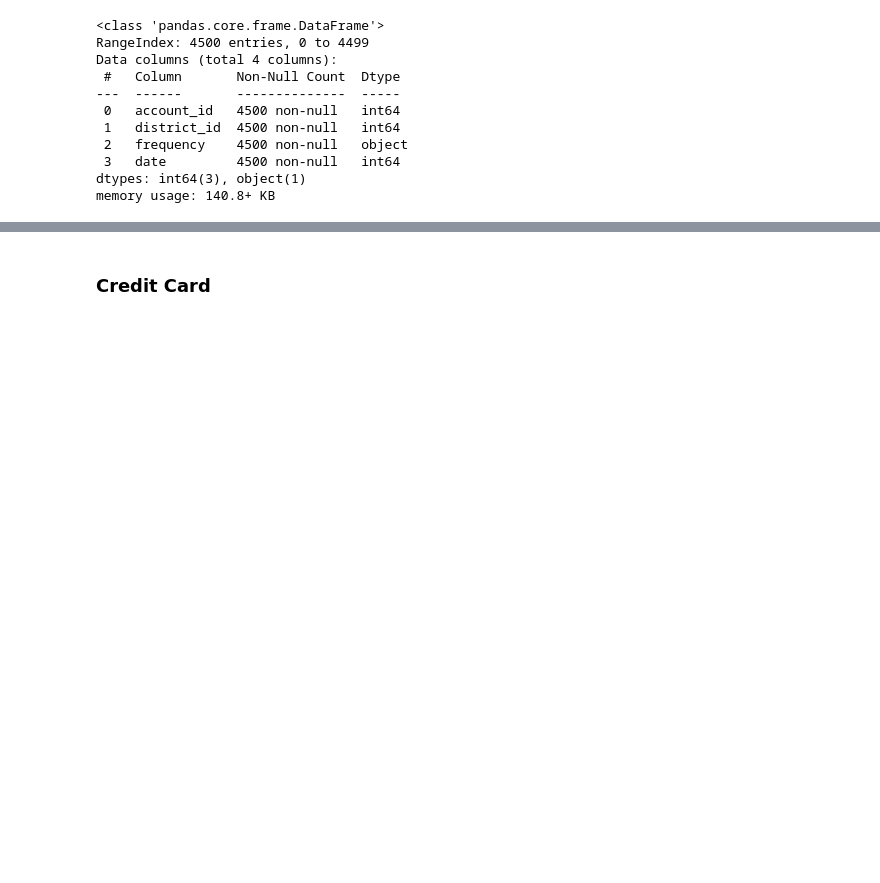
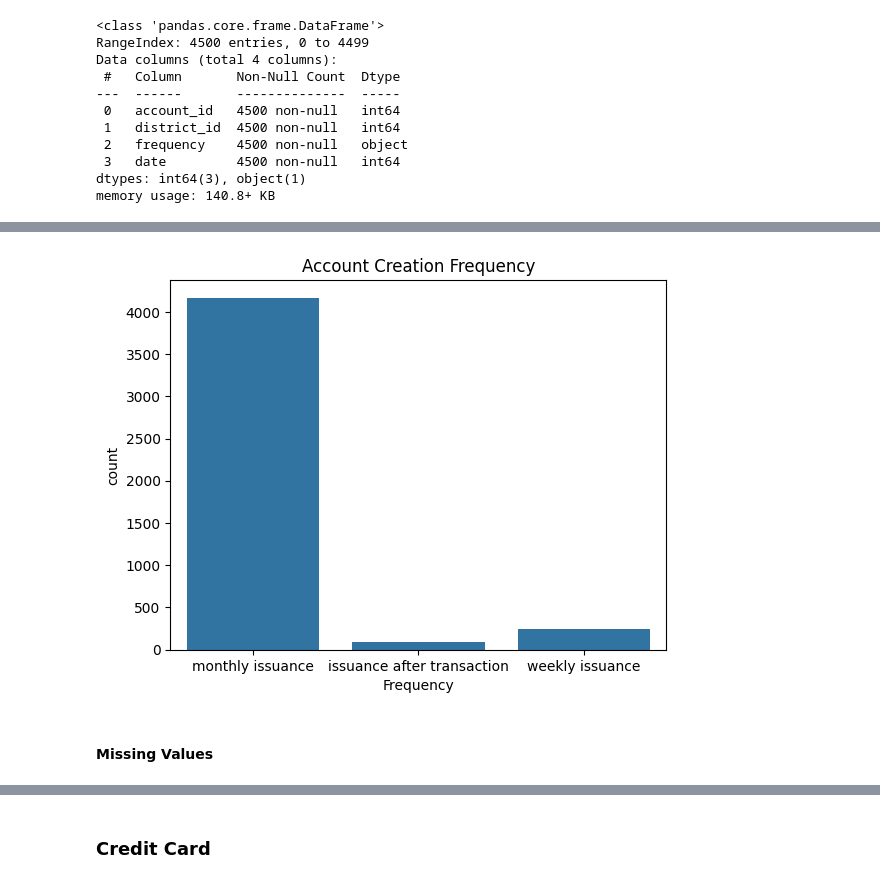
Before and after one commit to DanielaTomas/FCUP-DM1, a Jupyter notebook: DM1.ipynb, the cells around one changed output, grey strips where cells are left out. Saved outputs shown, nothing was run; the diff lists cells and outputs as text; code cells hidden in the pictures; blank space fills up the shorter version.

```diff
--- a/DM1.ipynb
+++ b/DM1.ipynb
@@ -69,0 +64,9 @@ account.describe()
+# %%
+sns.countplot(x='frequency', data=account)
+plt.title("Account Creation Frequency")
+plt.xlabel("Frequency")
+plt.show()
+# %% [output]
+[figure, added]
+# %% [markdown]
+#### Missing Values
```
Also changed, not shown: parts of 38 cells of this notebook.
